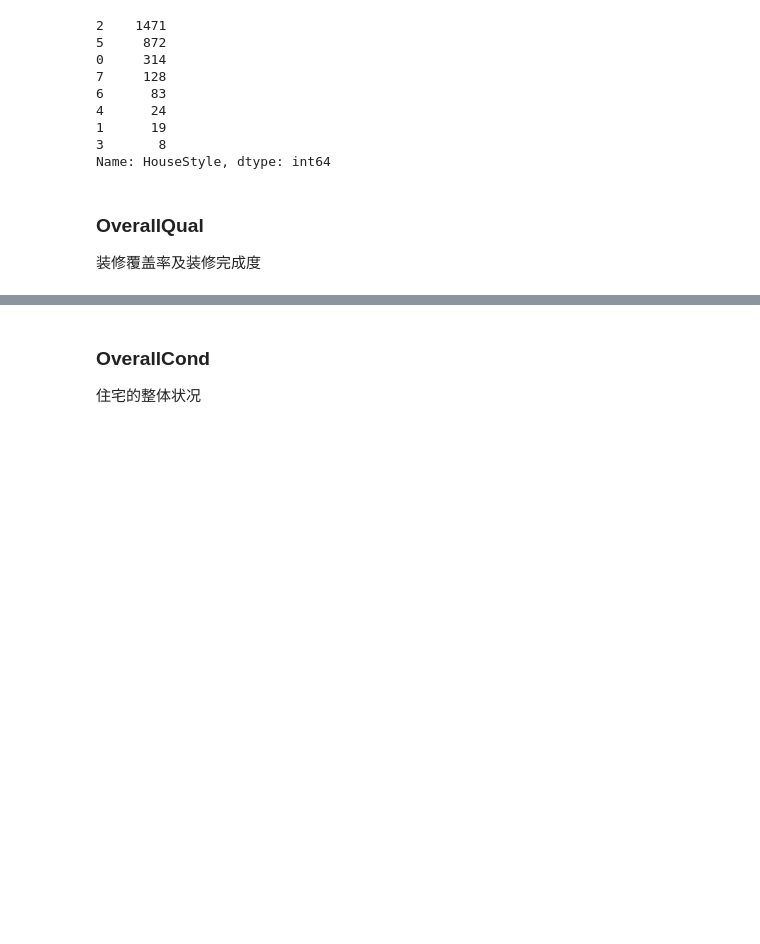
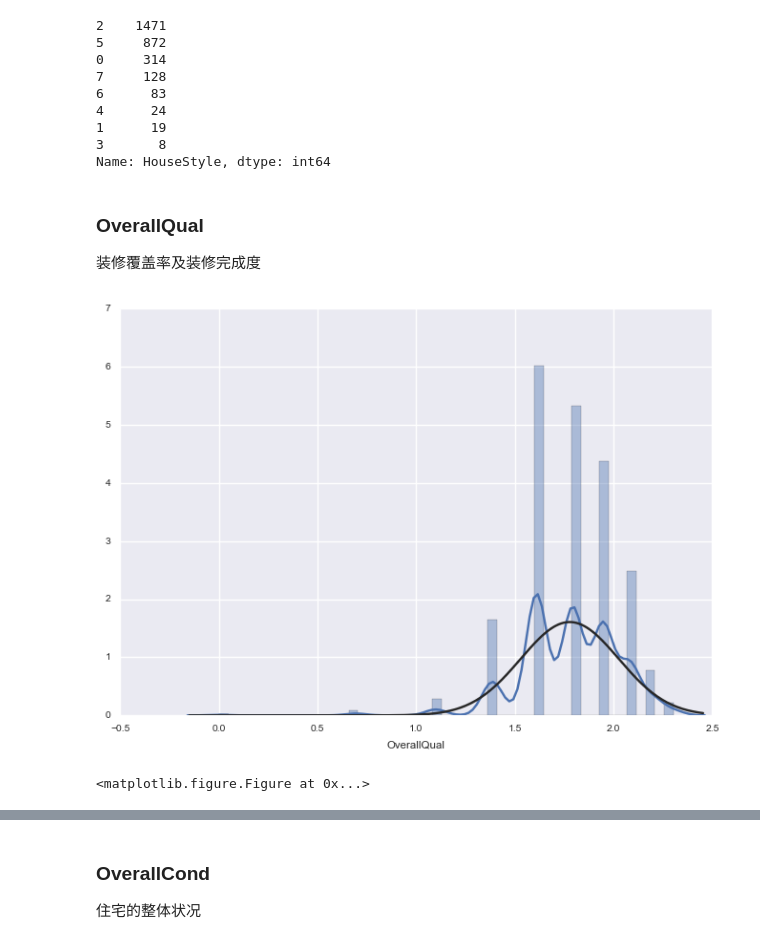
Before and after one commit to AstaTus/House_Prices_Advanced_Regression_Techniques, a Jupyter notebook: process/EngineeringFeatures.ipynb, the cells around one changed output, grey strips where cells are left out. Drawn from its saved outputs; the diff is of its cells as text; code cells hidden in the pictures; blank space fills up the shorter version.

```diff
--- a/process/EngineeringFeatures.ipynb
+++ b/process/EngineeringFeatures.ipynb
@@ -181,3 +218,10 @@ Name: HouseStyle, dtype: int64
 # %% [markdown]
 ### OverallQual
 装修覆盖率及装修完成度
+# %%
+sns.distplot(np.log(combine_df['OverallQual']), fit=norm);
+fig = plt.figure()
+plt.show()
+# %% [output]
+[figure, added]
+<matplotlib.figure.Figure at 0x...>
```
Also changed, not shown: parts of 24 cells of this notebook, 5 other files.
